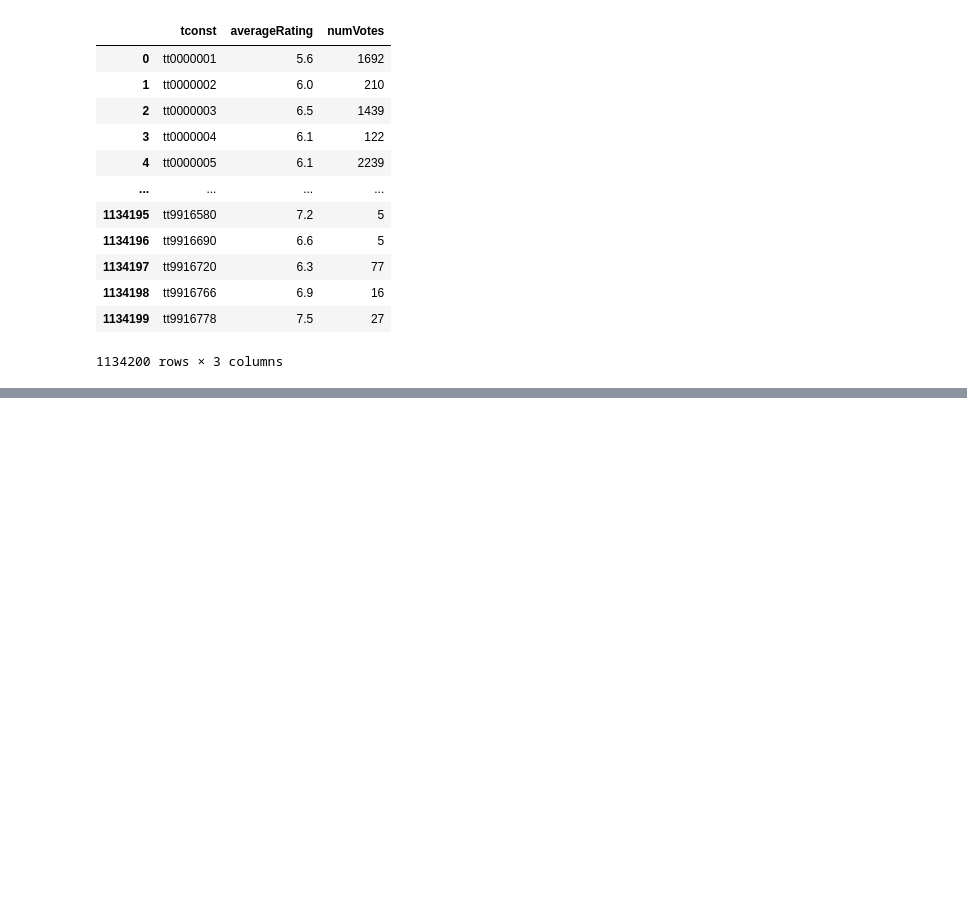
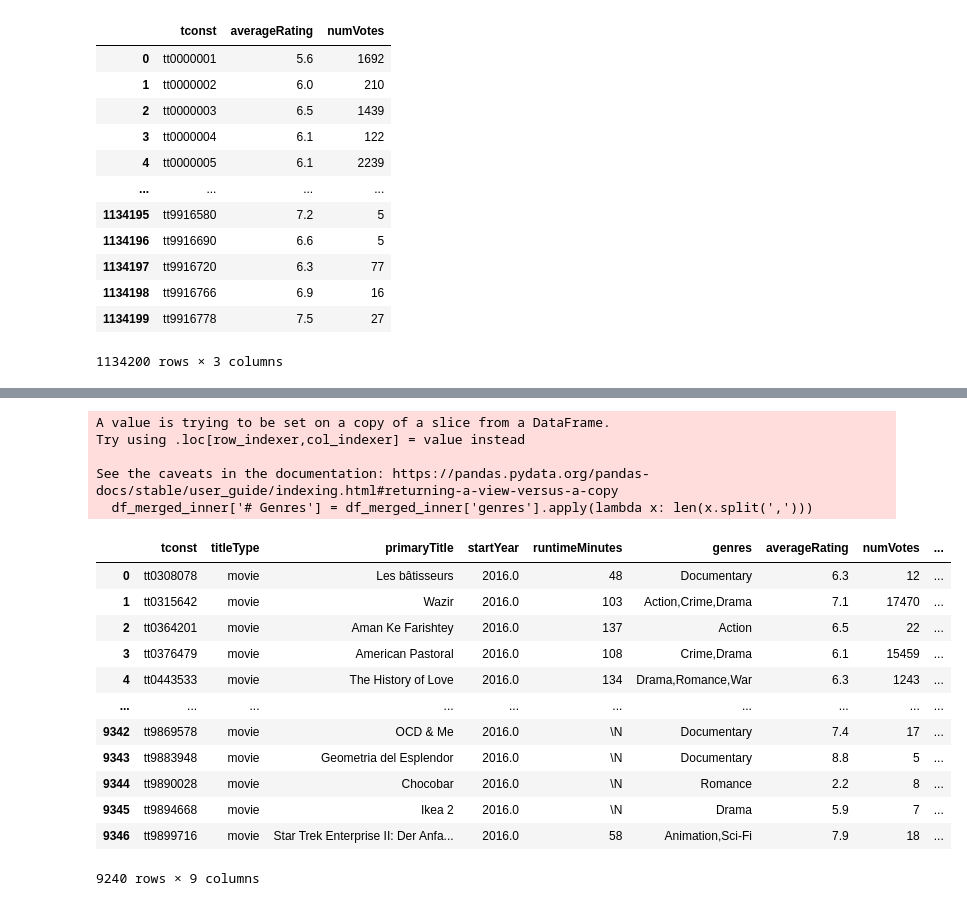
Before and after one commit to usmanali-arshi/PandemicViewership, a Jupyter notebook: cleaning.ipynb, the cells around one changed output, grey strips where cells are left out. Drawn from its saved outputs; the diff is of its cells as text; code cells hidden in the pictures; blank space fills up the shorter version.

Commit message:
further cleaned data

```diff
--- a/cleaning.ipynb
+++ b/cleaning.ipynb
@@ -138,0 +176,3 @@ df_merged_inner.shape
+# %%
+# df_movies["startYear"]= df_movies["startYear"].replace('\\N', np.NaN)
+df_merged_inner["genres"]= df_merged_inner["genres"].replace("\\N", np.NaN)
@@ -138,0 +195,2 @@ df_merged_inner.shape
+# %%
+df_merged_inner= df_merged_inner.dropna()
@@ -138,0 +213,25 @@ df_merged_inner.shape
+# %%
+#trying to count how many genres in each row
+df_merged_inner['# Genres'] = df_merged_inner['genres'].apply(lambda x: len(x.split(',')))
+# %% [output]
+A value is trying to be set on a copy of a slice from a DataFrame.
+Try using .loc[row_indexer,col_indexer] = value instead
+
+See the caveats in the documentation: https://pandas.pydata.org/pandas-docs/stable/user_guide/indexing.html#returning-a-view-versus-a-copy
+  df_merged_inner['# Genres'] = df_merged_inner['genres'].apply(lambda x: len(x.split(',')))
+# %%
+df_merged_inner
+# %% [output]
+|  | tconst | titleType | primaryTitle | startYear | runtimeMinutes | genres | averageRating | numVotes | ... |
+| 0 | tt0308078 | movie | Les bâtisseurs | 2016.0 | 48 | Documentary | 6.3 | 12 | ... |
+| 1 | tt0315642 | movie | Wazir | 2016.0 | 103 | Action,Crime,Drama | 7.1 | 17470 | ... |
+| 2 | tt0364201 | movie | Aman Ke Farishtey | 2016.0 | 137 | Action | 6.5 | 22 | ... |
+| 3 | tt0376479 | movie | American Pastoral | 2016.0 | 108 | Crime,Drama | 6.1 | 15459 | ... |
+| 4 | tt0443533 | movie | The History of Love | 2016.0 | 134 | Drama,Romance,War | 6.3 | 1243 | ... |
+| ... | ... | ... | ... | ... | ... | ... | ... | ... | ... |
+| 9342 | tt9869578 | movie | OCD & Me | 2016.0 | \N | Documentary | 7.4 | 17 | ... |
+| 9343 | tt9883948 | movie | Geometria del Esplendor | 2016.0 | \N | Documentary | 8.8 | 5 | ... |
+| 9344 | tt9890028 | movie | Chocobar | 2016.0 | \N | Romance | 2.2 | 8 | ... |
+| 9345 | tt9894668 | movie | Ikea 2 | 2016.0 | \N | Drama | 5.9 | 7 | ... |
+| 9346 | tt9899716 | movie | Star Trek Enterprise II: Der Anfa... | 2016.0 | 58 | Animation,Sci-Fi | 7.9 | 18 | ... |
+9240 rows × 9 columns
```
Also changed, not shown: parts of 31 cells of this notebook.
